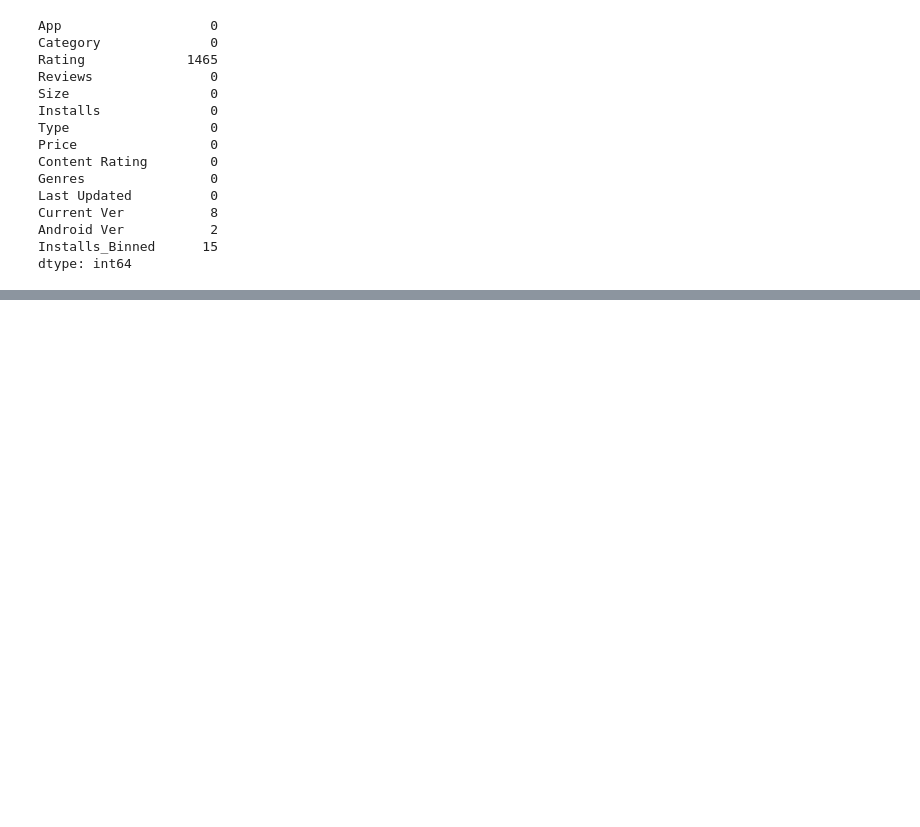
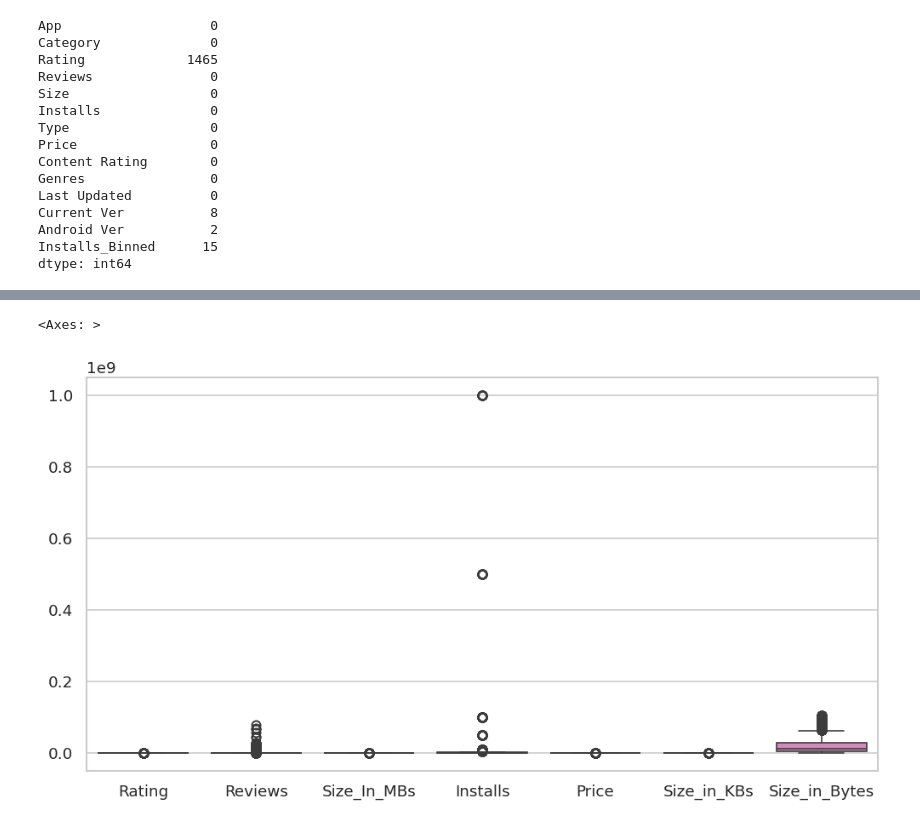
Before and after one commit to waseem-development/AI-NAVTTC, a Jupyter notebook: python/pandas/EDA/Google Play Store Apps Data/main.ipynb, the cells around one changed output, grey strips where cells are left out. Drawn from its saved outputs; the diff is of its cells as text; code cells hidden in the pictures; blank space fills up the shorter version.

```diff
--- a/python/pandas/EDA/Google Play Store Apps Data/main.ipynb
+++ b/python/pandas/EDA/Google Play Store Apps Data/main.ipynb
@@ -730,0 +668,5 @@ df.head()
+# %%
+sns.boxplot(df)
+# %% [output]
+<Axes: >
+[figure, added]
```
Also changed, not shown: parts of 39 cells of this notebook, 1 other file.
